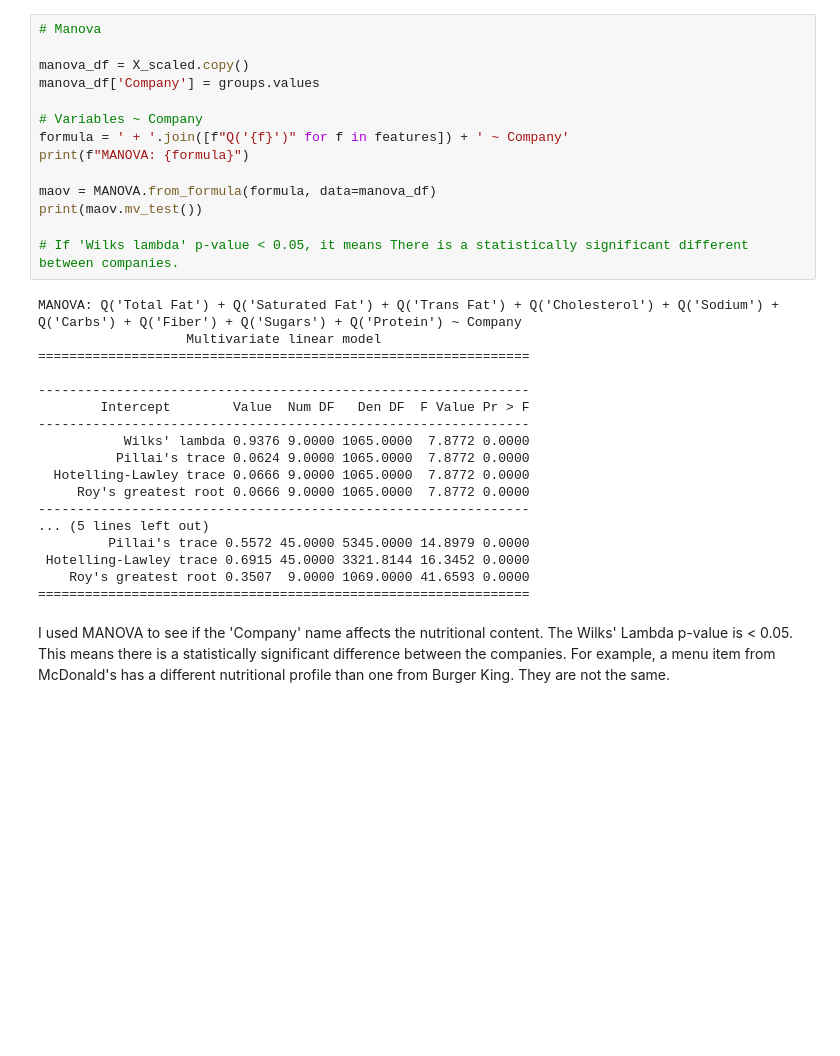
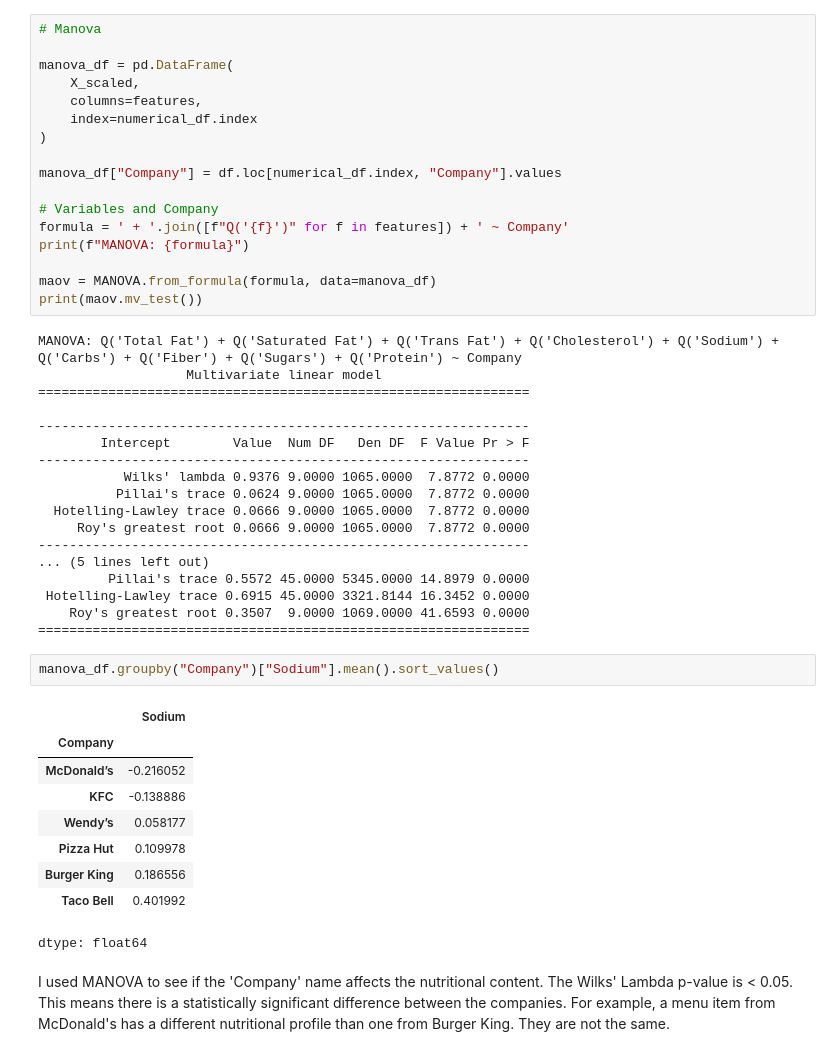
Before and after one commit to kemaldoguoktay/Multivariate-Analysis-of-Fast-Food-Nutrition-Profiles, a Jupyter notebook: 467_Project.ipynb, the cells around one changed output. Saved outputs shown, nothing was run; the diff lists cells and outputs as text; blank space fills up the shorter version.

```diff
--- a/467_Project.ipynb
+++ b/467_Project.ipynb
@@ -445,17 +528,20 @@ Index(['Total Fat', 'Saturated Fat', 'Trans Fat', 'Cholesterol', 'Sodium',
 # %%
 # Manova
 
-manova_df = X_scaled.copy()
-manova_df['Company'] = groups.values
+manova_df = pd.DataFrame(
+    X_scaled,
+    columns=features,
+    index=numerical_df.index
+)
 
-# Variables ~ Company
+manova_df["Company"] = df.loc[numerical_df.index, "Company"].values
+
+# Variables and Company
 formula = ' + '.join([f"Q('{f}')" for f in features]) + ' ~ Company'
 print(f"MANOVA: {formula}")
 
 maov = MANOVA.from_formula(formula, data=manova_df)
 print(maov.mv_test())
-
-# If 'Wilks lambda' p-value < 0.05, it means There is a statistically significant different between companies.
 # %% [output]
 MANOVA: Q('Total Fat') + Q('Saturated Fat') + Q('Trans Fat') + Q('Cholesterol') + Q('Sodium') + Q('Carbs') + Q('Fiber') + Q('Sugars') + Q('Protein') ~ Company
                    Multivariate linear model
@@ -474,6 +560,18 @@ MANOVA: Q('Total Fat') + Q('Saturated Fat') + Q('Trans Fat') + Q('Cholesterol')
  Hotelling-Lawley trace 0.6915 45.0000 3321.8144 16.3452 0.0000
     Roy's greatest root 0.3507  9.0000 1069.0000 41.6593 0.0000
 ===============================================================
+# %%
+manova_df.groupby("Company")["Sodium"].mean().sort_values()
+# %% [output]
+|  | Sodium |
+| Company |  |
+| McDonald’s | -0.216052 |
+| KFC | -0.138886 |
+| Wendy’s | 0.058177 |
+| Pizza Hut | 0.109978 |
+| Burger King | 0.186556 |
+| Taco Bell | 0.401992 |
+dtype: float64
 # %% [markdown]
 I used MANOVA to see if the 'Company' name affects the nutritional content.
 The Wilks' Lambda p-value is < 0.05.
```
Also changed, not shown: parts of 19 cells of this notebook.
